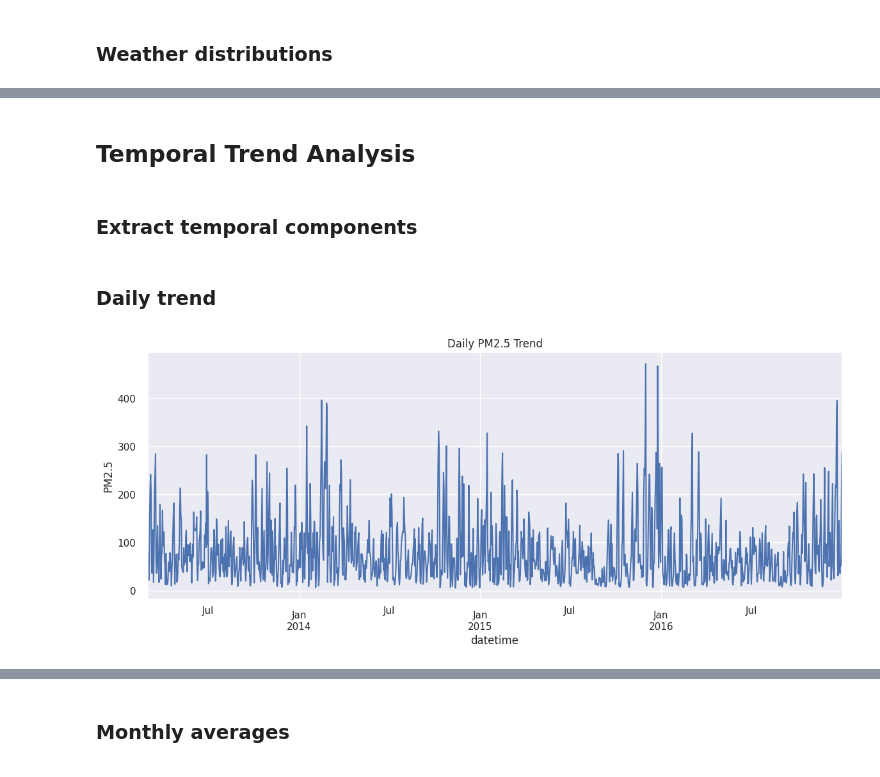
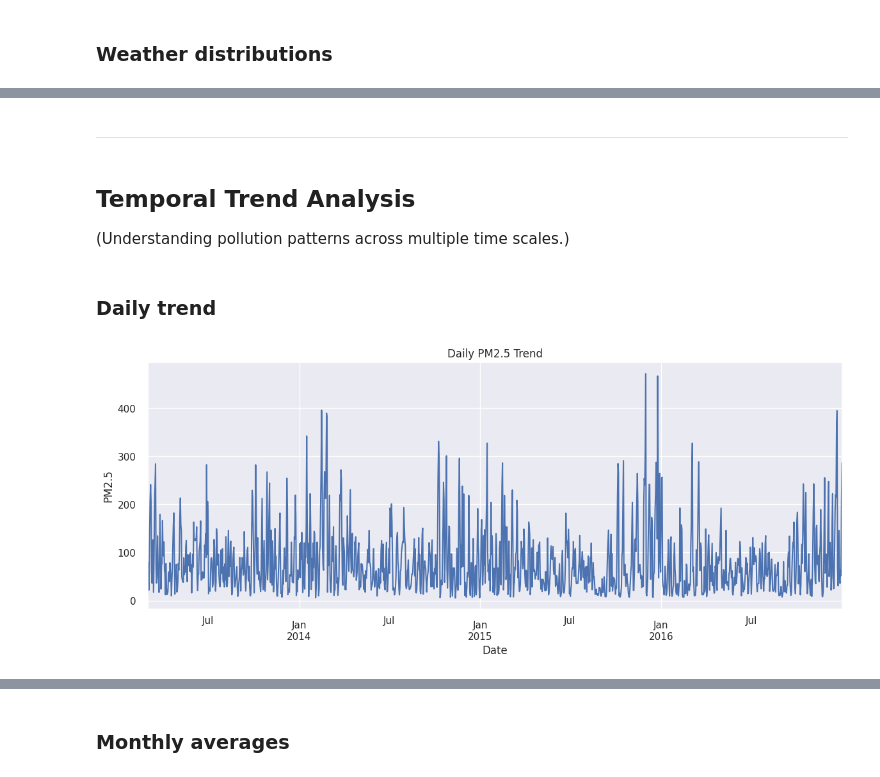
Before and after one commit to RSE1982/beijing-air-quality, a Jupyter notebook: notebooks/03_initial_eda.ipynb, the cells around one changed output, grey strips where cells are left out. Drawn from its saved outputs; the diff is of its cells as text; code cells hidden in the pictures.

```diff
--- a/notebooks/03_initial_eda.ipynb
+++ b/notebooks/03_initial_eda.ipynb
@@ -83,10 +99,12 @@ We define paths for input and output datasets to ensure the notebook is portable
 # %%
-project_root = Path.cwd().parent # Assuming this script is in a subdirectory of the project root
-data_path = project_root / "data" # Path to the data directory
+PROJECT_ROOT = Path.cwd().parent # Assuming this script is in a subdirectory of the project root
+DATA_PATH = PROJECT_ROOT / "data" # Path to the data directory
+INPUT_PATH = DATA_PATH / "cleaned" / "beijing_cleaned.csv" # Input file path
 
-input_path = data_path / "cleaned" / "beijing_cleaned.csv" # Input file path
+FIGURES_PATH = PROJECT_ROOT / "figures" / "eda" # Path to save figures
+FIGURES_PATH.mkdir(parents=True, exist_ok=True) # Create directory if it doesn't exist
 
-print("Input path :", input_path) # Print input path
+print("Input path :", INPUT_PATH) # Print input path
 # %% [output]
 Input path : /home/robert/Projects/beijing-air-quality/data/cleaned/beijing_cleaned.csv
 # %% [markdown]
@@ -96,4 +112,4 @@ Load the cleaned dataset created in Notebook 02.
 # %%
-df = pd.read_csv(input_path) # Load the combined data
+df = pd.read_csv(INPUT_PATH) # Load the combined data
 df.head() # Display the first few rows of the dataframe
 # %% [output]
@@ -272,22 +338,21 @@ plt.show()
+# %% [markdown]
+---
 # %% [markdown]
 ## Temporal Trend Analysis
+
+(Understanding pollution patterns across multiple time scales.)
-# %% [markdown]
-### Extract temporal components
-# %%
-df["year"] = df["datetime"].dt.year
-df["month"] = df["datetime"].dt.month
-df["hour"] = df["datetime"].dt.hour
-df["day"] = df["datetime"].dt.day
 # %% [markdown]
 ### Daily trend
 # %%
-daily = df.resample("D", on="datetime")["pm2.5"].mean()
+daily = df.resample("D", on="datetime")["pm25"].mean() # Daily average PM2.5
 
-plt.figure(figsize=(14,5))
-daily.plot()
-plt.title("Daily PM2.5 Trend")
-plt.ylabel("PM2.5")
-plt.show()
+plt.figure(figsize=(14,5)) # Plot daily PM2.5 trend
+daily.plot() # Line plot for daily averages
+plt.title("Daily PM2.5 Trend") # set title
+plt.xlabel("Date") # set x-axis label
+plt.ylabel("PM2.5") # set y-axis label
+plt.savefig(FIGURES_PATH / "daily_pm25_trend.png") # Save figure
+plt.show() # Show plot
 # %% [output]
-[figure, old version]
+[figure, new version]
 # %% [markdown]
```
Also changed, not shown: parts of 63 cells of this notebook, 12 other files.
